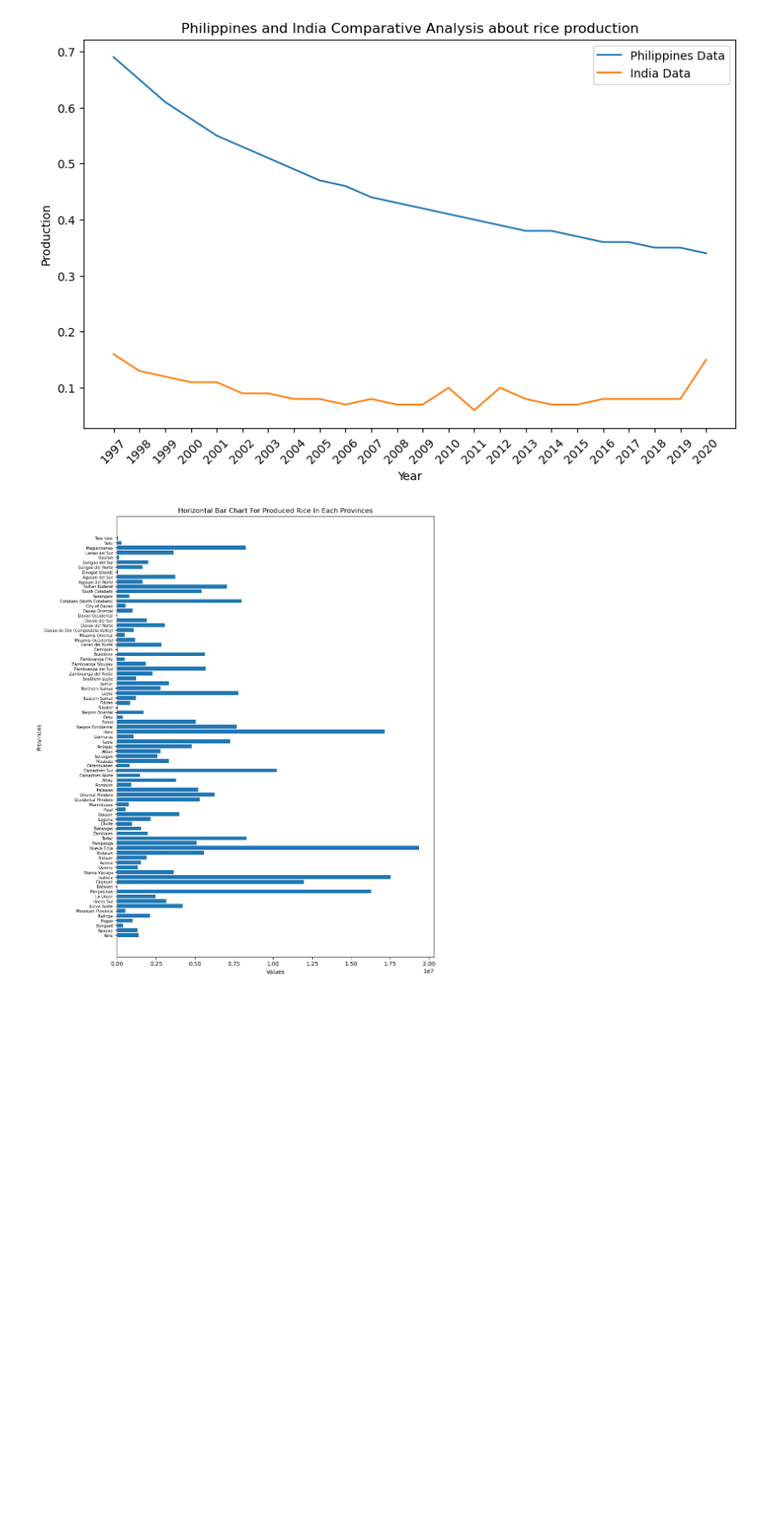
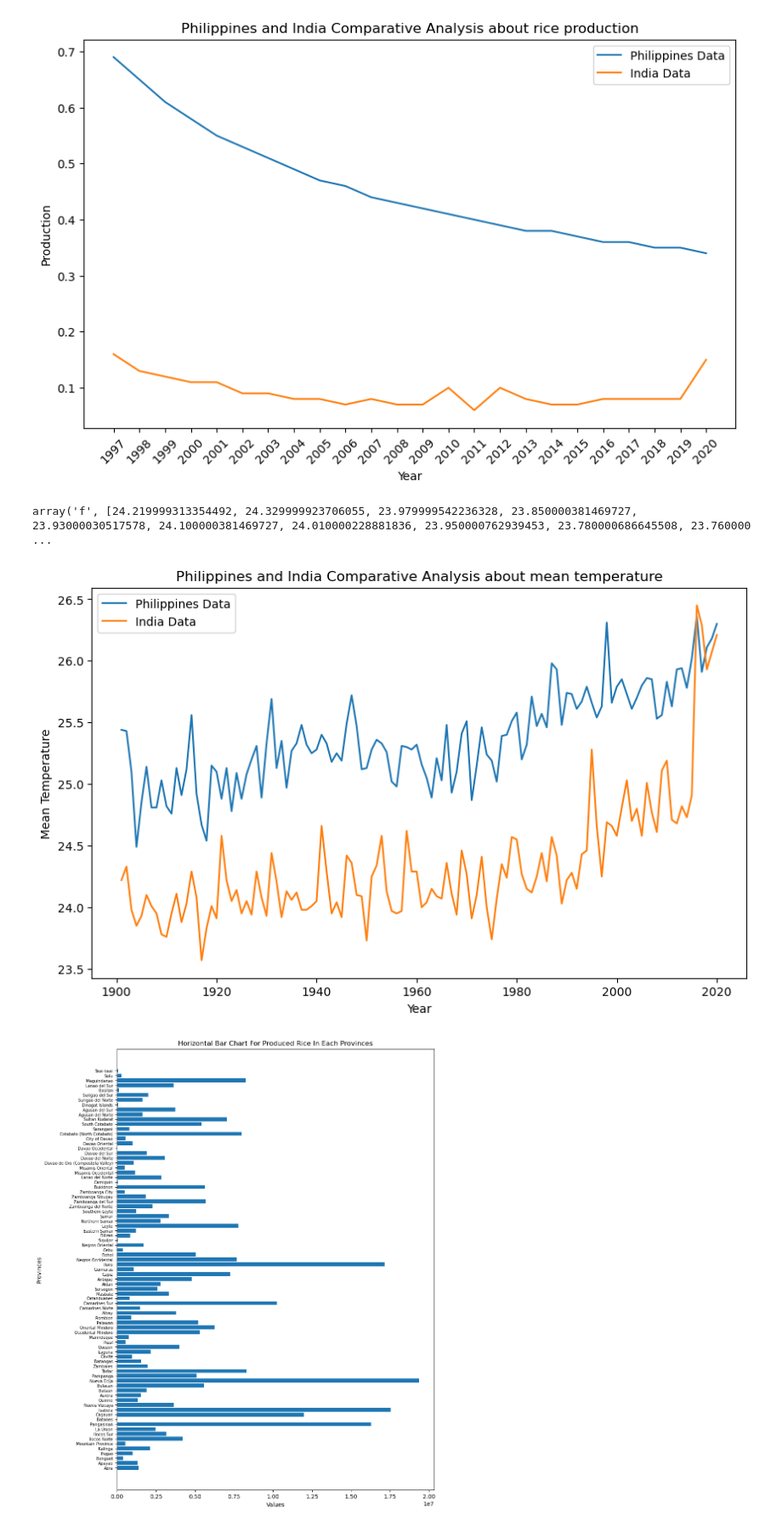
Before and after one commit to arvinmalaluan/002_INPHIRICE, a Jupyter notebook: assets/data-analytics.ipynb, the cells around one changed output. Shown at 85% size. Saved outputs shown, nothing was run; the diff lists cells and outputs as text; code cells hidden in the pictures; blank space fills up the shorter version.

```diff
--- a/assets/data-analytics.ipynb
+++ b/assets/data-analytics.ipynb
@@ -12,7 +12,7 @@ from array import array
 
 # Datasets of India
 ind_agriPrac = 'Datasets/ind_AgriculturalPracticesDatasets_verified.csv'
-ind_clmtWthr = 'Datasets/'
+ind_clmtWthr = 'Datasets/ind_mean_temperature_verified.csv'
 ind_plcyTrds = 'Datasets/'
 ind_riceProd = 'Datasets/'
 ind_soilChrs = 'Datasets/'
@@ -21,7 +21,7 @@ ind_popltion = 'Datasets/ind_population.csv'
 
 # Datasets of Philippines
 phi_agriPrac = 'Datasets/phi_AgriculturalPracticesDatasets_verified.csv'
-phi_clmtWthr = 'Datasets/'
+phi_clmtWthr = 'Datasets/phi_mean_temperature_verified.csv'
 phi_plcyTrds = 'Datasets/'
 phi_riceProd = 'Datasets/'
 phi_soilChrs = 'Datasets/'
@@ -220,6 +220,73 @@ for state_val in state_number:
     frmt_sumv = format(total_sum, ".2f")
     arr_for_labl.append(state_val)
     arr_for_data.append(float(frmt_sumv))
+# %%
+dFPhiWeather = pd.read_csv(ph_rd_clmtWt)
+dFIndWeather = pd.read_csv(in_rd_clmtWt)
+
+dta_phi_wthr = array('f', [])
+dta_ind_wthr = array('f', [])
+lbl_ind_wthr = []
+
+# Declare the year for weather datasets
+wthr_year = dFIndWeather['YEAR'].sort_values().unique()
+
+# Renaming Header using for loop
+arrHeader_02 = ['YEAR', 'JAN', 'FEB', 'MAR', 'APR', 'MAY', 'JUN', 'JUL', 'AUG', 'SEP', 'OCT', 'NOV', 'DEC']
+
+for arrH02_idx, arrH02_val in enumerate(dFPhiWeather.columns):
+    dFPhiWeather = dFPhiWeather.rename(columns = {arrH02_val: arrHeader_02[arrH02_idx]})
+
+
+for ph_new_wthr in wthr_year:
+    keyword = ph_new_wthr
+
+    # Filter the DataFrame based on the keyword
+    filtered_df = dFPhiWeather[dFPhiWeather['YEAR'] == keyword]
+
+    # Get the sum horizontally across the matching rows
+    sum_result = filtered_df.iloc[:, 1:].mean(axis=1)
+    total_sum = sum_result.mean()
+
+    frmt_sumv = format(total_sum, ".2f")
+    dta_phi_wthr.append(float(frmt_sumv))
+
+
+for in_new_wthr in wthr_year:
+    keyword = in_new_wthr
+
+    # Filter the DataFrame based on the keyword
+    filtered_df = dFIndWeather[dFIndWeather['YEAR'] == keyword]
+
+    # Get the sum horizontally across the matching rows
+    sum_result = filtered_df.iloc[:, 1:].mean(axis=1)
+    total_sum = sum_result.mean()
+
+    frmt_sumv = format(total_sum, '.2f')
+    lbl_ind_wthr.append(in_new_wthr)
+    dta_ind_wthr.append(float(frmt_sumv))
+
+
+print(dta_ind_wthr)
+# %% [output]
+array('f', [24.219999313354492, 24.329999923706055, 23.979999542236328, 23.850000381469727, 23.93000030517578, 24.100000381469727, 24.010000228881836, 23.950000762939453, 23.780000686645508, 23.760000 ...
+# %%
+#displaying results
+mpl.figure(figsize=(10, 6))
+
+mpl.plot(wthr_year, dta_phi_wthr, label='Philippines Data')
+mpl.plot(wthr_year, dta_ind_wthr, label='India Data')
+
+mpl.xlabel('Year')
+mpl.ylabel('Mean Temperature')
+
+mpl.title('Philippines and India Comparative Analysis about mean temperature')
+
+
+mpl.legend()
+mpl.show()
+# %% [output]
+[figure, added]
 # %%
 mpl.figure(figsize=(10, 14))
 
```
Also changed, not shown: 2 other files.
